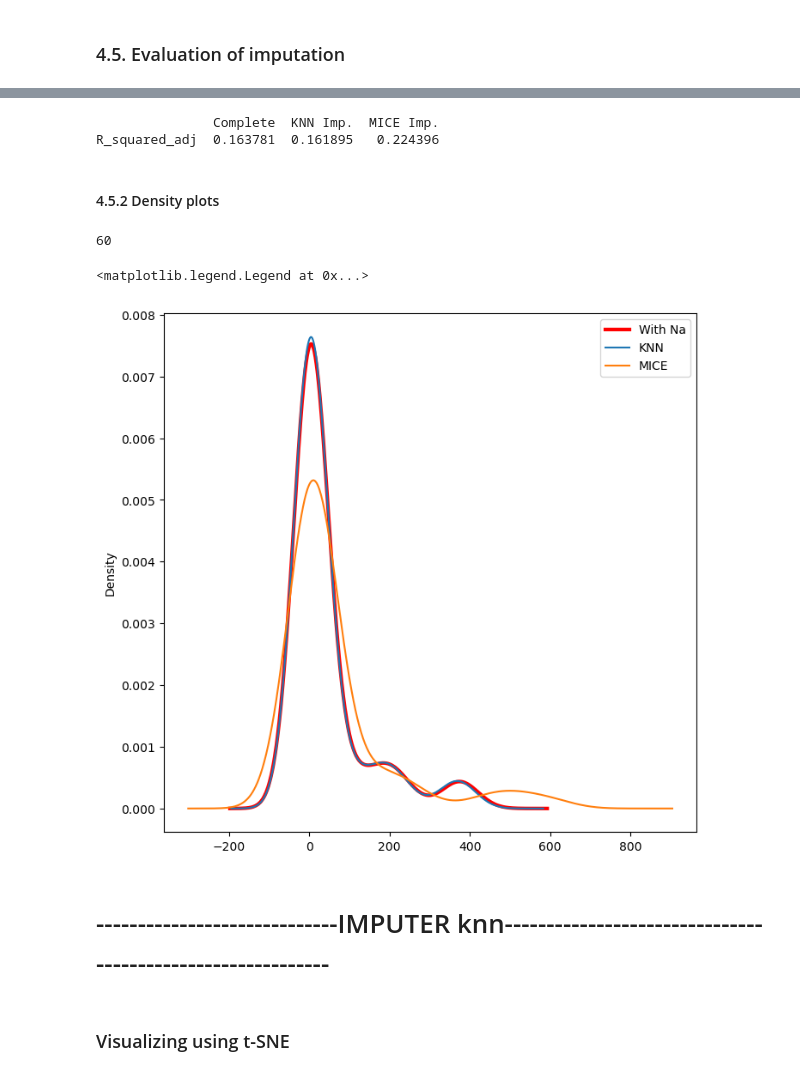
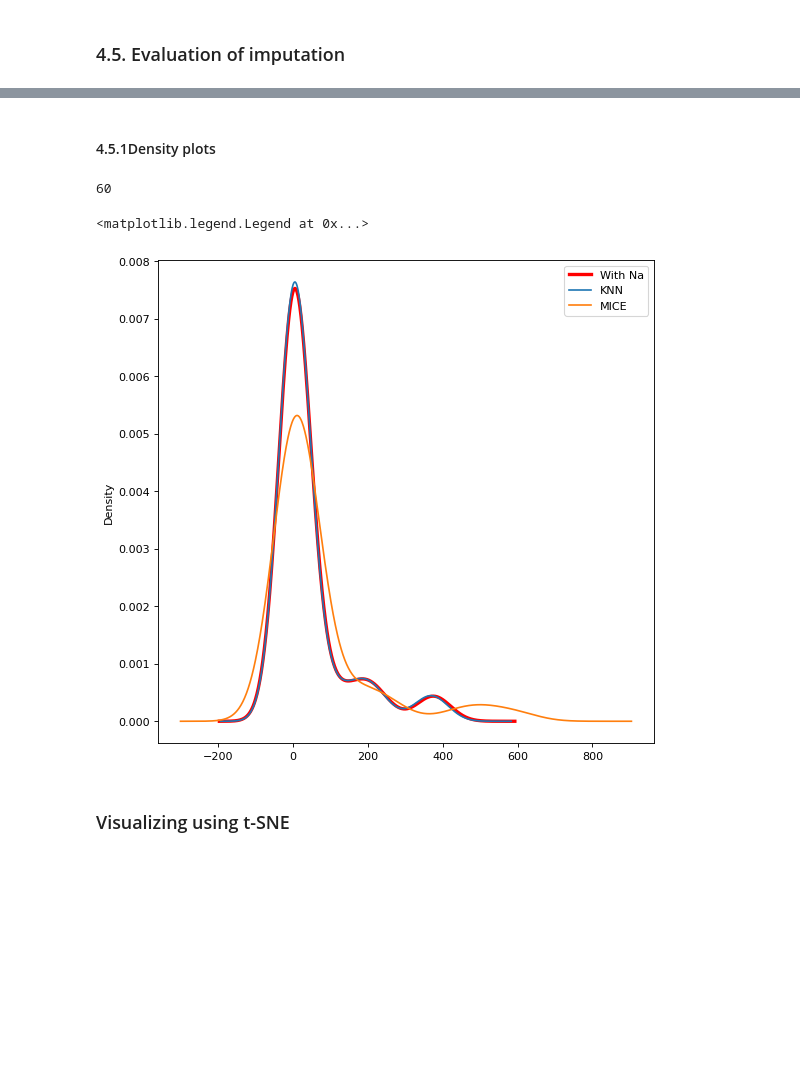
Before and after one commit to Landschy/datamining-htw, a Jupyter notebook: scripts/Presentation2final.ipynb, the cells around one changed output, grey strips where cells are left out. Drawn from its saved outputs; the diff is of its cells as text; code cells hidden in the pictures; blank space fills up the shorter version.

```diff
--- a/scripts/Presentation2final.ipynb
+++ b/scripts/Presentation2final.ipynb
@@ -125,8 +159,8 @@ from collections import Counter # To save the counted values as dict keys
 ## 1. Read Data
 # %%
 # reading data as a data frame, setting ID as the index and getting the number of rows and columns
-#df = pd.DataFrame(pd.read_spss("../data/secom_mod.SAV"))
-df = pd.read_spss(r'C:\Users\s0576758\Desktop\HTW\Data Mining - Tilo\secom_mod.SAV')
+df = pd.DataFrame(pd.read_spss("../data/secom_mod.SAV"))
+#df = pd.read_spss(r'C:\Users\s0576758\Desktop\HTW\Data Mining - Tilo\secom_mod.SAV')
 df = df.set_index('ID')
 df.shape
 # %% [output]
@@ -620,45 +646,34 @@ lm_MICE = sm.OLS(y_lm, X_lm).fit()
-# %%
-# R squared comparison
-print(pd.DataFrame({'Complete': lm_complete.rsquared_adj,
-'KNN Imp.': lm_KNN.rsquared_adj,
-'MICE Imp.': lm_MICE.rsquared_adj},
-index=['R_squared_adj']))
-# %% [output]
-               Complete  KNN Imp.  MICE Imp.
-R_squared_adj  0.163781  0.161895   0.224396
 # %% [markdown]
-#### 4.5.2 Density plots
+#### 4.5.1Density plots
 # %%
 # plot the std of the features with more than 3% of missing values before and after imputation with knn and mice
 feature_missing_sum = pd.DataFrame((X_train.isna()).sum())
 percentage_missing_filter = 3/100
 feature_filter = feature_missing_sum[feature_missing_sum[0]>=(len(X_train.loc[:,])*percentage_missing_filter)].index
 
 print(len(feature_filter))
 
 summary_with_na = X_train[feature_filter].describe(include='all')
 feature_std_with_na = pd.DataFrame(summary_with_na.loc['std',:])
 feature_std_sort_with_na = feature_std_with_na.sort_values(by=['std'])
 
 summary_knn = X_train_KNN[feature_filter].describe(include='all')
 feature_std_knn = pd.DataFrame(summary_knn.loc['std',:])
 feature_std_sort_knn = feature_std_knn.sort_values(by=['std'])
 
-summary_mice = X_train_MICE[feature_filter].describe(include='all')
+summary_mice = [feature_filter].describe(include='all')
 feature_std_mice = pd.DataFrame(summary_mice.loc['std',:])
 feature_std_sort_mice = feature_std_mice.sort_values(by=['std'])
 
 feature_std_sort_with_na.iloc[:,0].plot(kind='kde',c='red',linewidth=3)
 feature_std_sort_knn.iloc[:,0].plot(kind='kde')
 feature_std_sort_mice.iloc[:,0].plot(kind='kde')
 labels = ['With Na', 'KNN','MICE']
 plt.legend(labels)
 # %% [output]
 60
 <matplotlib.legend.Legend at 0x...>
-[figure, old version]
+[figure, new version]
-# %% [markdown]
-# -----------------------------IMPUTER knn-----------------------------------------------------------
 # %% [markdown]
 ### Visualizing using t-SNE
 # %%
```
Also changed, not shown: parts of 43 cells of this notebook.
